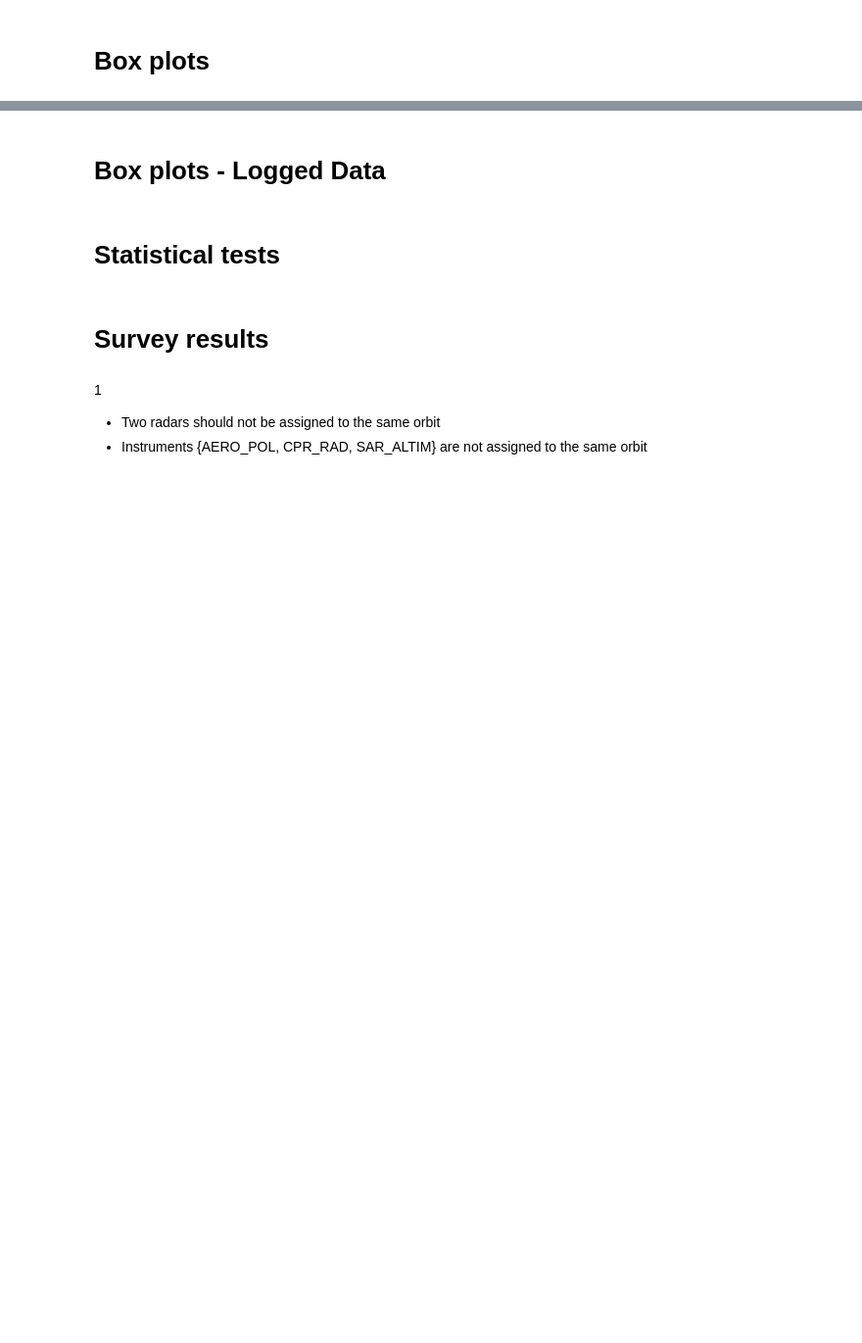
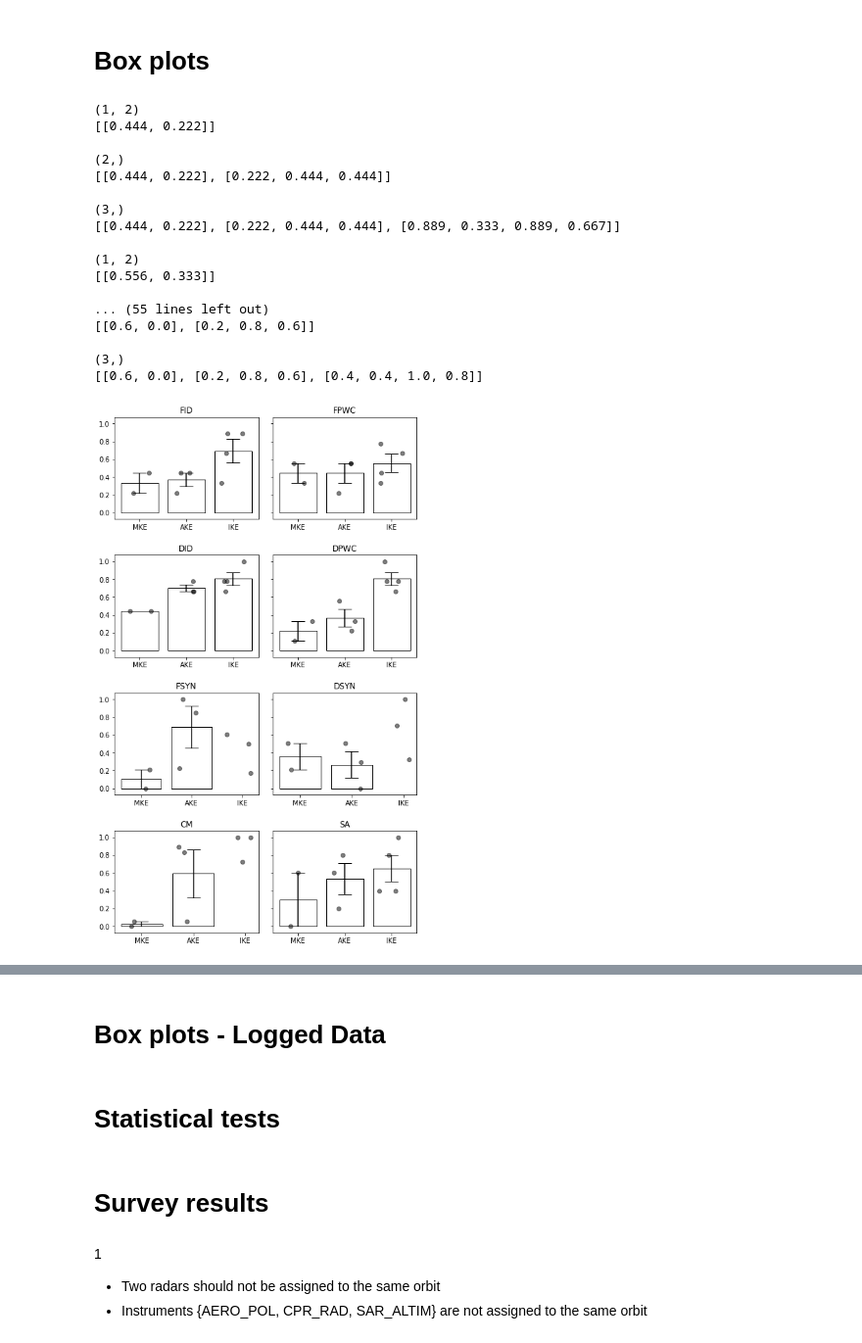
Before and after one commit to hsbang09/iFEED_experiment_result_analysis_2019, a Jupyter notebook: analysis.ipynb, the cells around one changed output, grey strips where cells are left out. Shown at 98% size. Drawn from its saved outputs; the diff is of its cells as text; code cells hidden in the pictures; blank space fills up the shorter version.

```diff
--- a/analysis.ipynb
+++ b/analysis.ipynb
@@ -188,11 +224,30 @@ tempVis.parallelCoordinates(columns=['FID','FPWC','DID','DPWC','FScore','DScore'
 # %%
 # visualizer.boxPlot(columns=['meanDist2UP', 'meanIGD', 'totalScore'], nrows=1, ncols=3, sharey=False, figsize=(14,4.5))
 # %%
-visualizer.barPlot(columns=['FID','FPWC','DID','DPWC','FSYN','DSYN','SA'],
+visualizer.barPlot(columns=['FID','FPWC','DID','DPWC','FSYN','DSYN','CM','SA'],
                    showError=True,
                    nrows=4,
                    ncols=2,
                    sharey=True,
                    subplotsAdjust={"hspace":0.35, "wspace":0.1},
-                   subplotsHide=[7],
+                   subplotsHide=None,
                    figsize=(8,14))
+# %% [output]
+(1, 2)
+[[0.444, 0.222]]
+
+(2,)
+[[0.444, 0.222], [0.222, 0.444, 0.444]]
+
+(3,)
+[[0.444, 0.222], [0.222, 0.444, 0.444], [0.889, 0.333, 0.889, 0.667]]
+
+(1, 2)
+[[0.556, 0.333]]
+
+... (55 lines left out)
+[[0.6, 0.0], [0.2, 0.8, 0.6]]
+
+(3,)
+[[0.6, 0.0], [0.2, 0.8, 0.6], [0.4, 0.4, 1.0, 0.8]]
+[figure, added]
```
Also changed, not shown: parts of 42 cells of this notebook, 8 other files.
